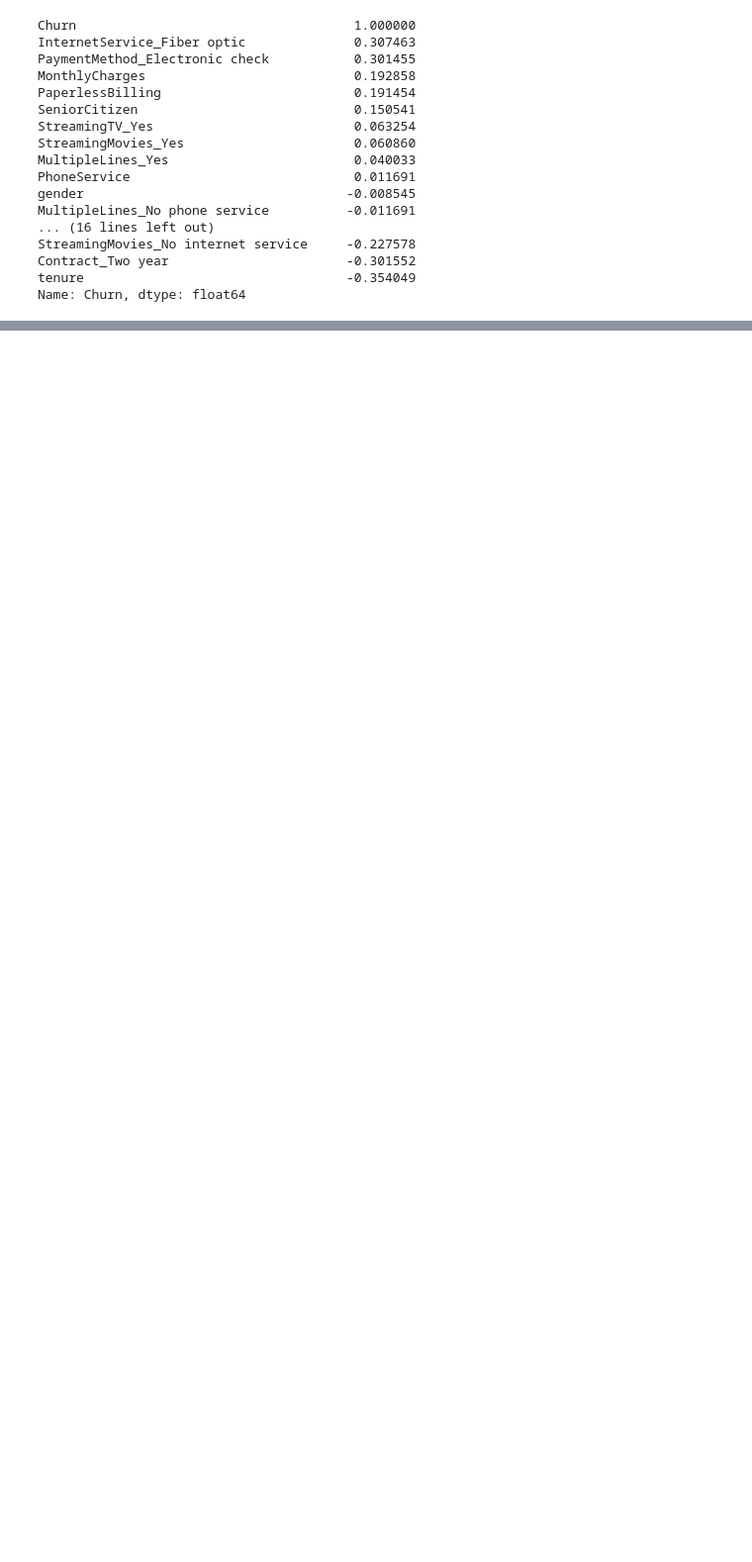
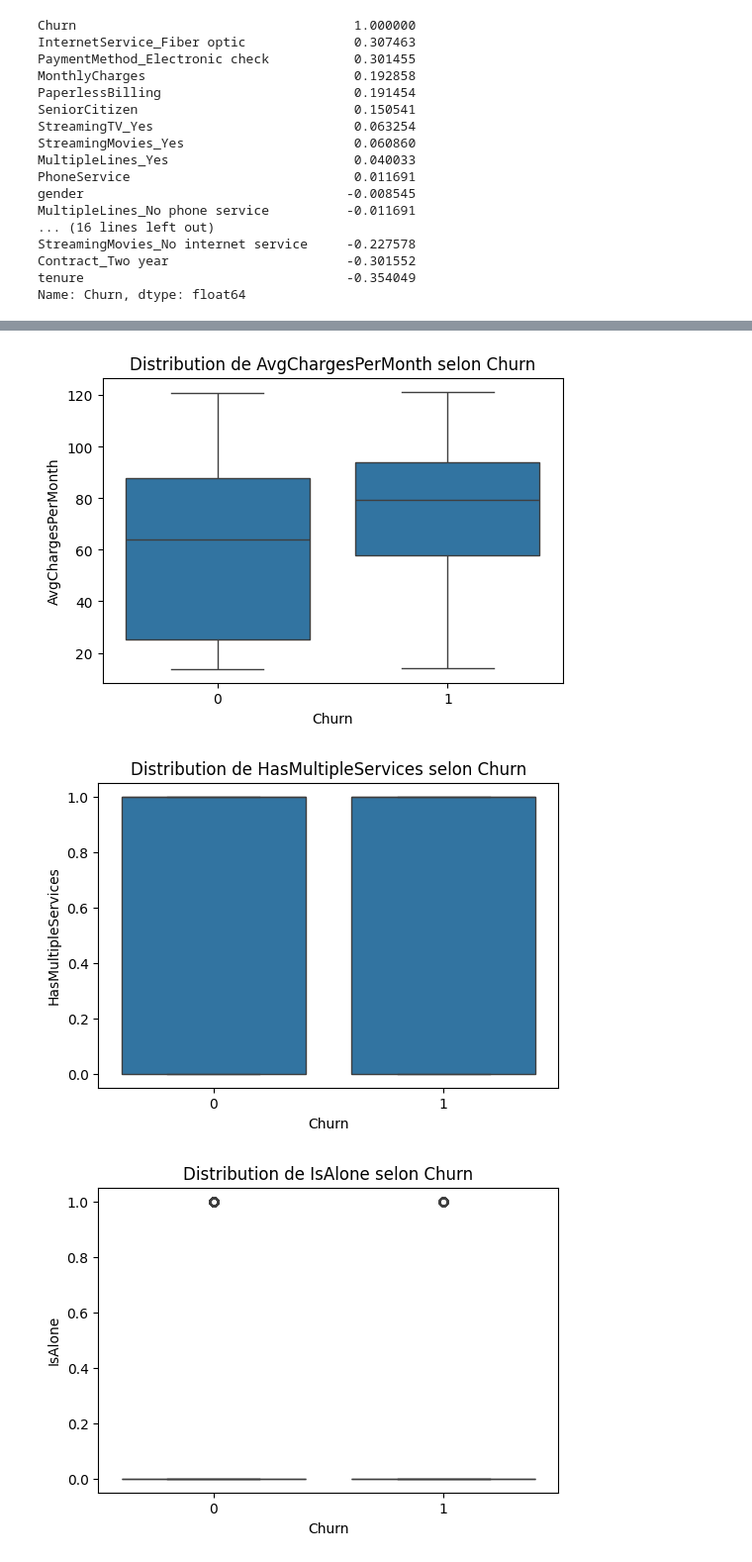
Before and after one commit to Lbenzid/projet_churn_teleco, a Jupyter notebook: notebooks/eda_telco_churn.ipynb, the cells around one changed output, grey strips where cells are left out. Shown at 99% size. Drawn from its saved outputs; the diff is of its cells as text; code cells hidden in the pictures; blank space fills up the shorter version.

```diff
--- a/notebooks/eda_telco_churn.ipynb
+++ b/notebooks/eda_telco_churn.ipynb
@@ -338,3 +338,12 @@ StreamingMovies_No internet service     -0.227578
 Contract_Two year                       -0.301552
 tenure                                  -0.354049
 Name: Churn, dtype: float64
+# %%
+# Détecter les colonnes de type booléen
+bool_cols = df.select_dtypes(include='bool').columns
+
+# Afficher les colonnes concernées
+print("Colonnes booléennes à convertir :", list(bool_cols))
+
+# Convertir ces colonnes en int (0/1)
+df[bool_cols] = df[bool_cols].astype(int)
@@ -340,0 +392,13 @@ Name: Churn, dtype: float64
+# %%
+#visualiser la distribution des variables selon Churn
+features = ['AvgChargesPerMonth', 'HasMultipleServices', 'IsAlone']
+
+for feature in features:
+    plt.figure(figsize=(6, 4))
+    sns.boxplot(data=df, x='Churn', y=feature)
+    plt.title(f'Distribution de {feature} selon Churn')
+    plt.show()
+# %% [output]
+[figure, added]
+[figure, added]
+[figure, added]
```
Also changed, not shown: parts of 21 cells of this notebook, 1 other file.
